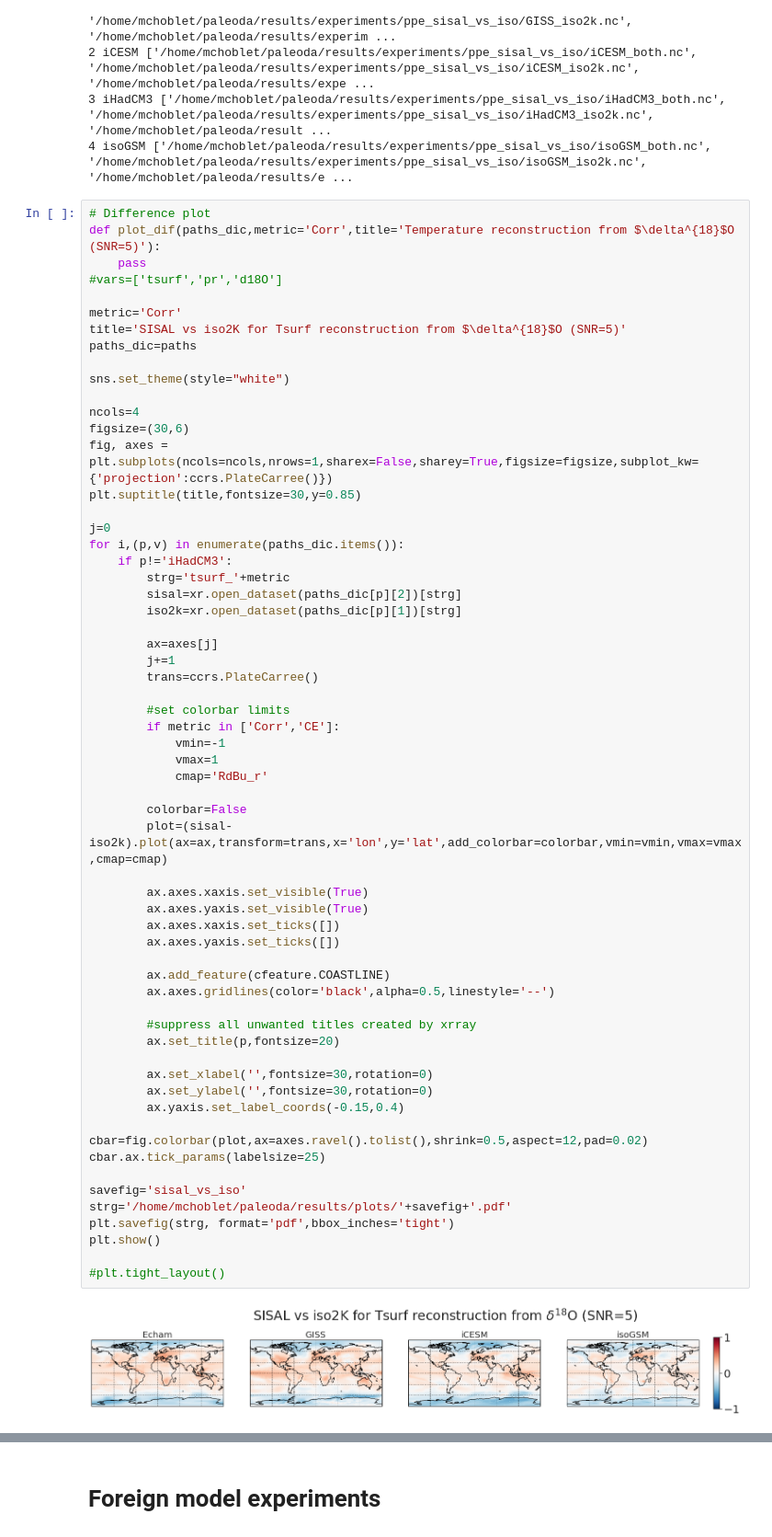
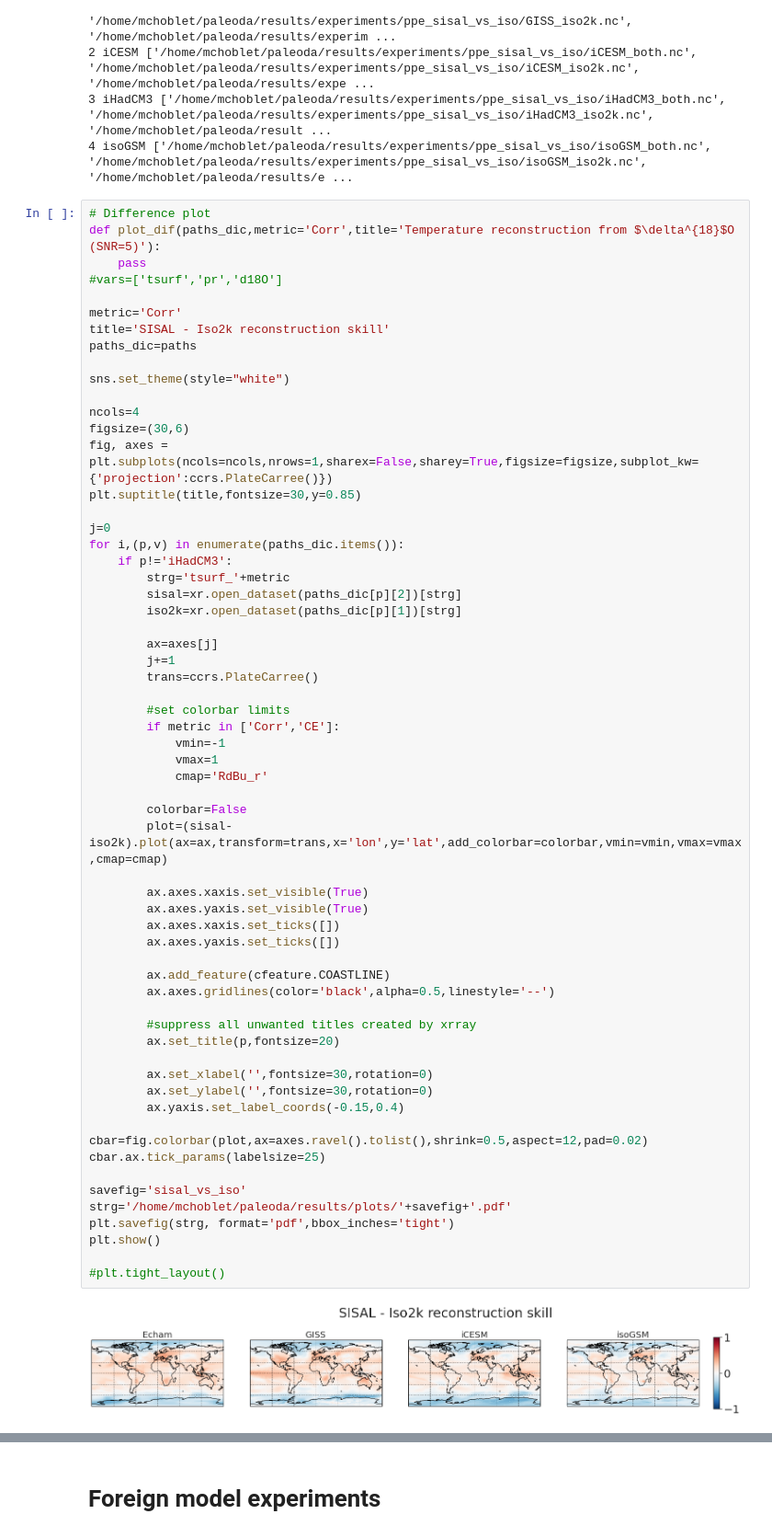
Before and after one commit to mchoblet/paleoda, a Jupyter notebook: notebooks_da/result_plots.ipynb, the cells around one changed output, grey strips where cells are left out. Shown at 92% size. Cells and saved outputs as stored; diff of their text form.

```diff
--- a/notebooks_da/result_plots.ipynb
+++ b/notebooks_da/result_plots.ipynb
@@ -140,7 +140,7 @@ def plot_dif(paths_dic,metric='Corr',title='Temperature reconstruction from $\de
 #vars=['tsurf','pr','d18O']
 
 metric='Corr'
-title='SISAL vs iso2K for Tsurf reconstruction from $\delta^{18}$O (SNR=5)'
+title='SISAL - Iso2k reconstruction skill'
 paths_dic=paths
 
 sns.set_theme(style="white")
@@ -168,33 +168,33 @@ for i,(p,v) in enumerate(paths_dic.items()):
             cmap='RdBu_r'
 
         colorbar=False
         plot=(sisal-iso2k).plot(ax=ax,transform=trans,x='lon',y='lat',add_colorbar=colorbar,vmin=vmin,vmax=vmax,cmap=cmap)
 
         ax.axes.xaxis.set_visible(True)
         ax.axes.yaxis.set_visible(True)
         ax.axes.xaxis.set_ticks([])
         ax.axes.yaxis.set_ticks([])
 
         ax.add_feature(cfeature.COASTLINE)
         ax.axes.gridlines(color='black',alpha=0.5,linestyle='--')
 
         #suppress all unwanted titles created by xrray
         ax.set_title(p,fontsize=20)
 
         ax.set_xlabel('',fontsize=30,rotation=0)
         ax.set_ylabel('',fontsize=30,rotation=0)
         ax.yaxis.set_label_coords(-0.15,0.4)
 
 cbar=fig.colorbar(plot,ax=axes.ravel().tolist(),shrink=0.5,aspect=12,pad=0.02)
 cbar.ax.tick_params(labelsize=25)
 
 savefig='sisal_vs_iso'
 strg='/home/mchoblet/paleoda/results/plots/'+savefig+'.pdf'
 plt.savefig(strg, format='pdf',bbox_inches='tight')
 plt.show()
 
 #plt.tight_layout()
 # %% [output]
-[figure, old version]
+[figure, new version]
 # %%
 metric='Corr'
```
Also changed, not shown: parts of 16 cells of this notebook, 55 other files.
